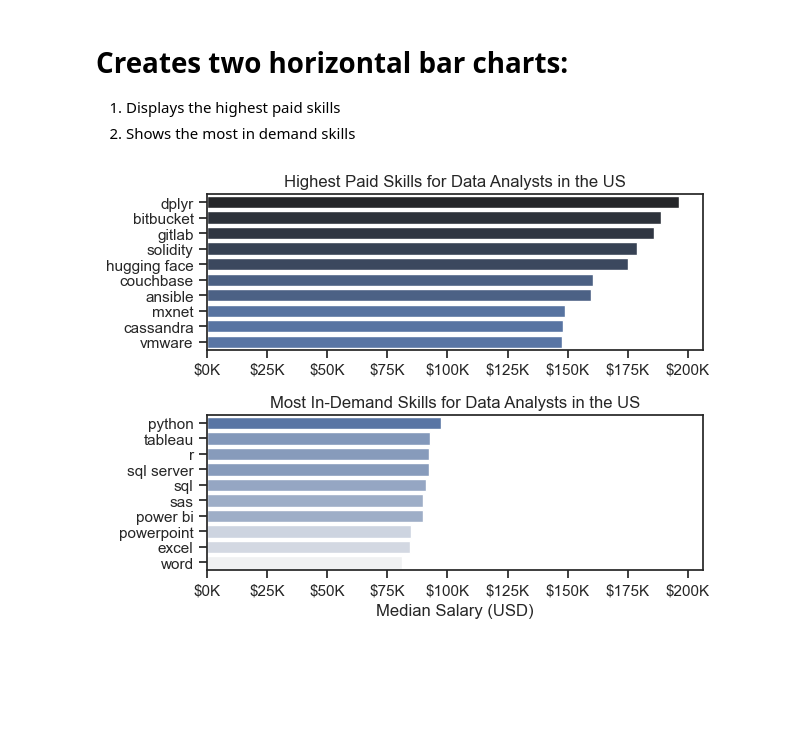
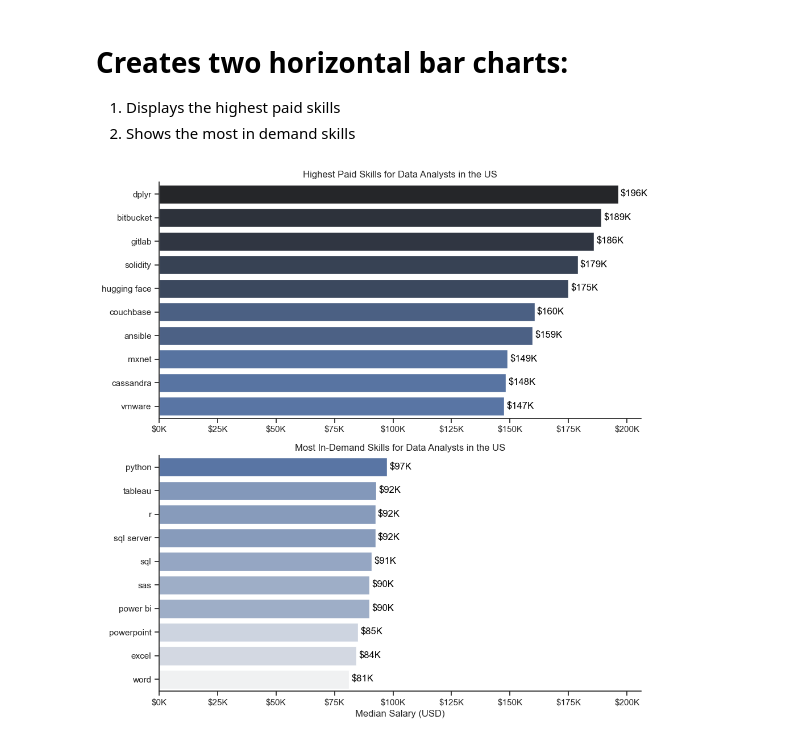
Before and after one commit to sengeel/Numpy-Pandas-Matplotlib-and-Seaborn, a Jupyter notebook: 3_Project/4_Salary_Analysis.ipynb, the cells around one changed output. Drawn from its saved outputs; the diff is of its cells as text; code cells hidden in the pictures; blank space fills up the shorter version.

Commit message:
Numpy, Pandas and Data Visualization

```diff
--- a/3_Project/4_Salary_Analysis.ipynb
+++ b/3_Project/4_Salary_Analysis.ipynb
@@ -128,32 +128,40 @@ df_DA_skills
 1. Displays the highest paid skills
 2. Shows the most in demand skills
 # %%
-fig, ax = plt.subplots(2, 1)
+fig, ax = plt.subplots(2, 1, figsize=(10, 10))
 
 # Top 10 Highest Paid Skills for Data Analysts
 sns.barplot(data=df_DA_top_pay, x='median', y=df_DA_top_pay.index, hue='median', ax=ax[0], palette='dark:b_r')
 ax[0].legend().remove()
 # original code:
 # df_DA_top_pay[::-1].plot(kind='barh', y='median', ax=ax[0], legend=False)
 ax[0].set_title('Highest Paid Skills for Data Analysts in the US')
 ax[0].set_ylabel('')
 ax[0].set_xlabel('')
 ax[0].xaxis.set_major_formatter(plt.FuncFormatter(lambda x, _: f'${int(x/1000)}K'))
+for i,v in enumerate(df_DA_top_pay['median']):
+    ax[0].text(v+1000, i, f'${int(v/1000)}K', color='black', ha='left', va='center')
+
+
+sns.despine()
+
 
 
 # Top 10 Most In-Demand Skills for Data Analysts')
 sns.barplot(data=df_DA_skills, x='median', y=df_DA_skills.index, hue='median', ax=ax[1], palette='light:b')
 ax[1].legend().remove()
 # original code:
 # df_DA_skills[::-1].plot(kind='barh', y='median', ax=ax[1], legend=False)
 ax[1].set_title('Most In-Demand Skills for Data Analysts in the US')
 ax[1].set_ylabel('')
 ax[1].set_xlabel('Median Salary (USD)')
 ax[1].set_xlim(ax[0].get_xlim())  # Set the same x-axis limits as the first plot
 ax[1].xaxis.set_major_formatter(plt.FuncFormatter(lambda x, _: f'${int(x/1000)}K'))
+for i,v in enumerate(df_DA_skills['median']):
+    ax[1].text(v+1000, i, f'${int(v/1000)}K', color='black', ha='left', va='center')
 
 sns.set_theme(style='ticks')
 plt.tight_layout()
 plt.show()
 # %% [output]
-[figure, old version]
+[figure, new version]
```
Also changed, not shown: parts of 1 cell of this notebook.
